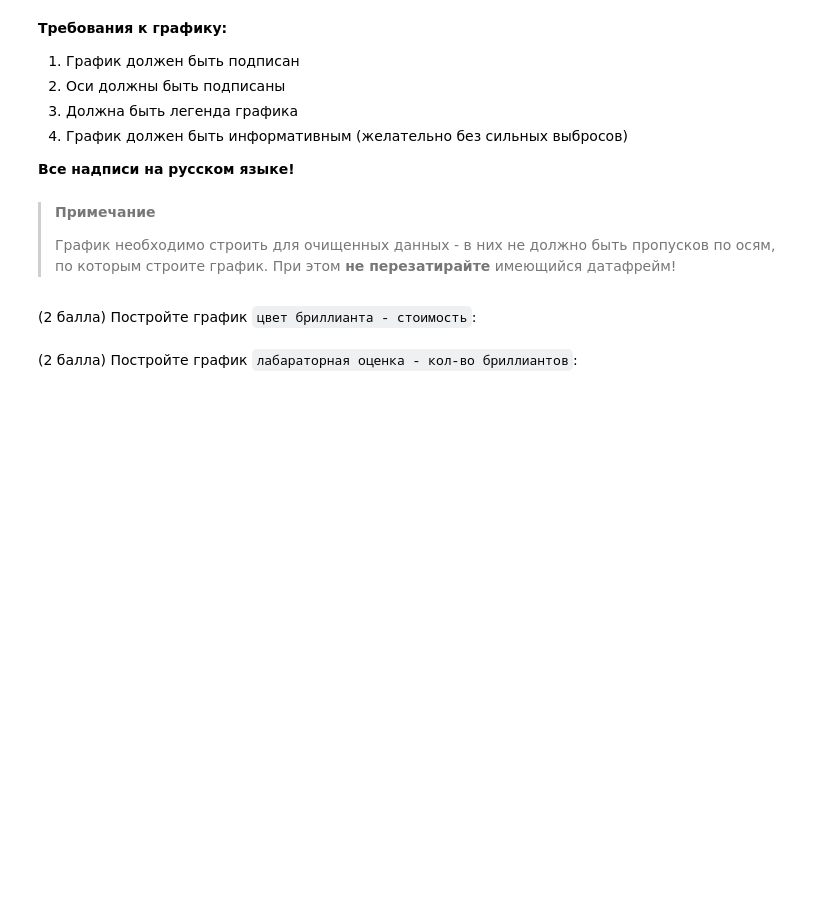
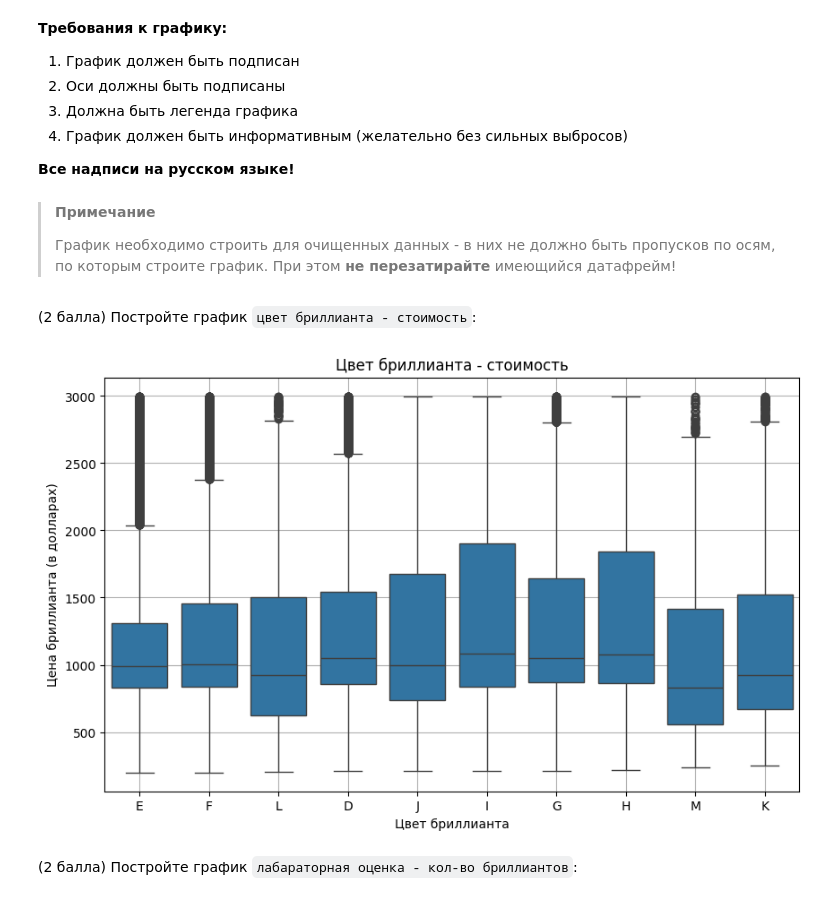
Before and after one commit to MMM-KiLLeR5/mipt_python_lab, a Jupyter notebook: lab_work.ipynb, the cells around one changed output. Saved outputs shown, nothing was run; the diff lists cells and outputs as text; code cells hidden in the pictures; blank space fills up the shorter version.

```diff
--- a/lab_work.ipynb
+++ b/lab_work.ipynb
@@ -338,0 +336,4 @@ array(['color', 'cut_quality', 'eye_clean', 'culet_size',
+# %%
+filtered_columns = diamonds.filter(regex='^(fancy_color_|fluor_)')
+column_list = filtered_columns.columns.tolist()
+len(column_list)
@@ -347,2 +359,4 @@ array(['color', 'cut_quality', 'eye_clean', 'culet_size',
+# %%
+diamonds = diamonds.drop(columns=column_list)
 # %% [markdown]
 (1 балл) Проделайте тоже самое для колонок, начинающихся с `culet_`:
@@ -350,0 +363,9 @@ array(['color', 'cut_quality', 'eye_clean', 'culet_size',
+# %%
+filtered_columns = diamonds.filter(regex='culet_')
+column_list = filtered_columns.columns.tolist()
+print(len(column_list))
+
+print(diamonds[column_list].map(is_informative).sum())
+
+
+diamonds = diamonds.drop(columns=column_list)
@@ -396,2 +474,18 @@ array(['color', 'cut_quality', 'eye_clean', 'culet_size',
+# %%
+remove_unknown_color = diamonds.drop(diamonds.index[diamonds['color'] == 'unknown'])
+fixed_prices = remove_unknown_color[remove_unknown_color['total_sales_price'] < 3000]
+
+plt.figure(figsize=(10, 6))
+sns.boxplot(x='color', y='total_sales_price', data=fixed_prices)
+plt.title('Цвет бриллианта - стоимость')
+plt.xlabel('Цвет бриллианта')
+plt.ylabel('Цена бриллианта (в долларах)')
+plt.grid(True)
+
+
+
+plt.show()
+# %% [output]
+[figure, added]
 # %% [markdown]
 (2 балла) Постройте график `лабараторная оценка - кол-во бриллиантов`:
```
Also changed, not shown: parts of 45 cells of this notebook.
